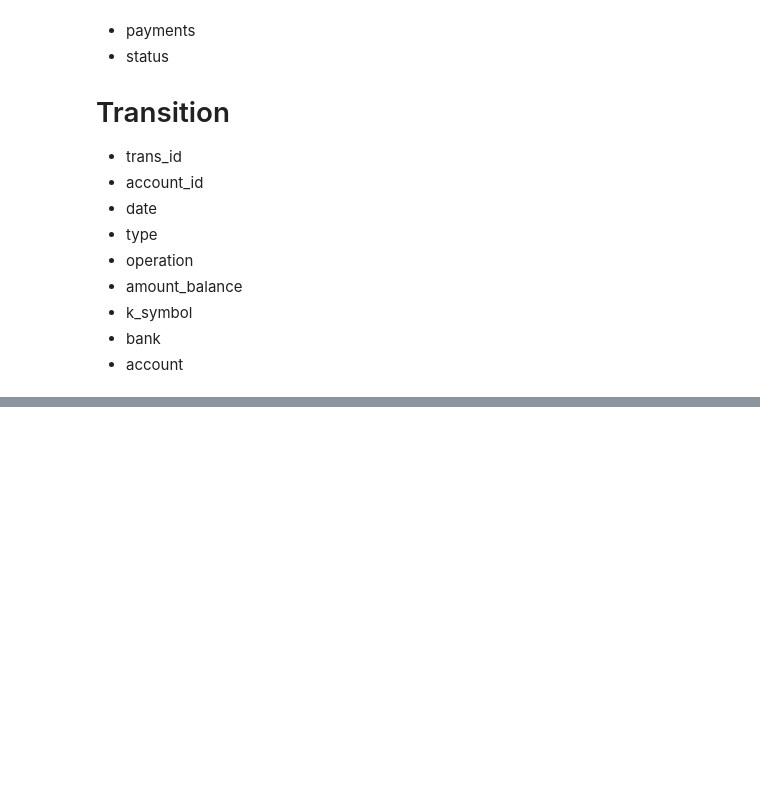
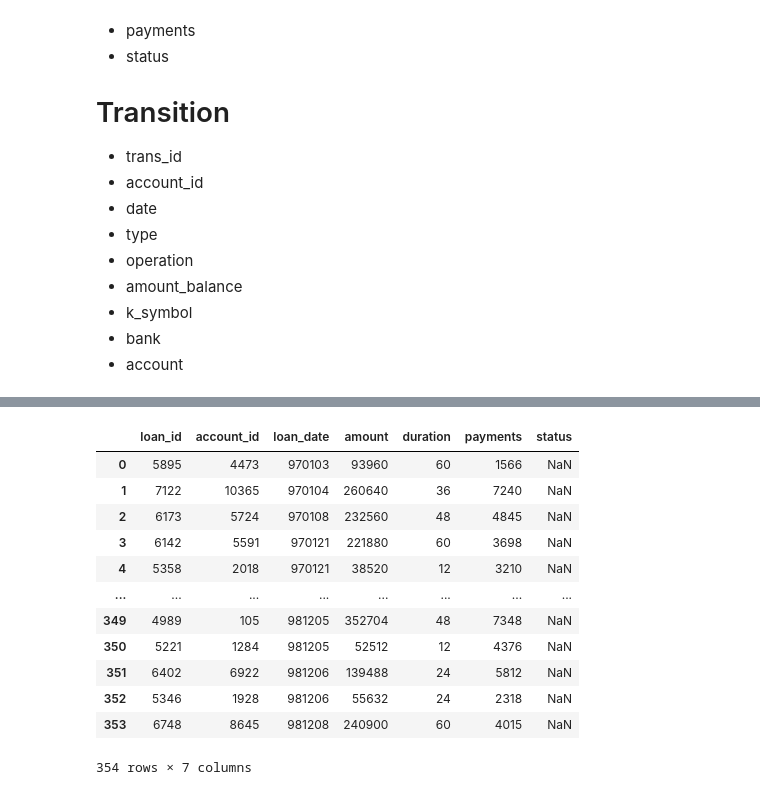
Before and after one commit to RicardoBoia2017/FEUP_ECAC, a Jupyter notebook: Project.ipynb, the cells around one changed output, grey strips where cells are left out. Cells and saved outputs as stored; diff of their text form; code cells hidden in the pictures; blank space fills up the shorter version.

```diff
--- a/Project.ipynb
+++ b/Project.ipynb
@@ -108,0 +139,16 @@ def processDates():
+# %%
+loan_test
+# %% [output]
+|  | loan_id | account_id | loan_date | amount | duration | payments | status |
+| 0 | 5895 | 4473 | 970103 | 93960 | 60 | 1566 | NaN |
+| 1 | 7122 | 10365 | 970104 | 260640 | 36 | 7240 | NaN |
+| 2 | 6173 | 5724 | 970108 | 232560 | 48 | 4845 | NaN |
+| 3 | 6142 | 5591 | 970121 | 221880 | 60 | 3698 | NaN |
+| 4 | 5358 | 2018 | 970121 | 38520 | 12 | 3210 | NaN |
+| ... | ... | ... | ... | ... | ... | ... | ... |
+| 349 | 4989 | 105 | 981205 | 352704 | 48 | 7348 | NaN |
+| 350 | 5221 | 1284 | 981205 | 52512 | 12 | 4376 | NaN |
+| 351 | 6402 | 6922 | 981206 | 139488 | 24 | 5812 | NaN |
+| 352 | 5346 | 1928 | 981206 | 55632 | 24 | 2318 | NaN |
+| 353 | 6748 | 8645 | 981208 | 240900 | 60 | 4015 | NaN |
+354 rows × 7 columns
```
Also changed, not shown: parts of 10 cells of this notebook, 2 other files.
